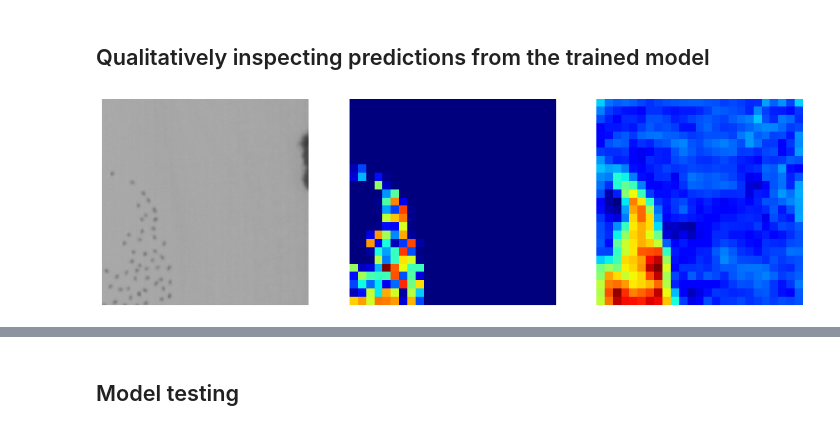
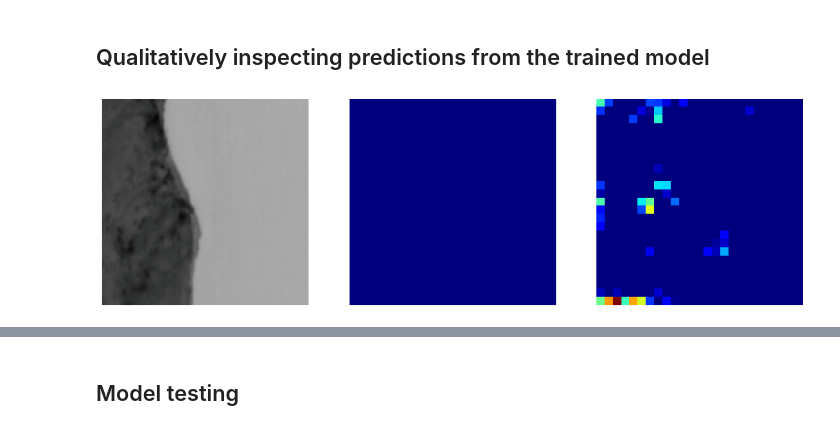
Before and after one commit to emiliolr/counting-cranes, a Jupyter notebook: density_estimation/ASPDNet_experiments.ipynb, the cells around one changed output, grey strips where cells are left out. Drawn from its saved outputs; the diff is of its cells as text; code cells hidden in the pictures.

```diff
--- a/density_estimation/ASPDNet_experiments.ipynb
+++ b/density_estimation/ASPDNet_experiments.ipynb
@@ -175,7 +155,7 @@ model.load_state_dict(torch.load(os.path.join(MODEL_SAVE_FP, 'ASPDNet', save_nam
 pl_model = ASPDNetLightning(model = model, lr = HYPERPARAMETERS['learning_rate'])
 # %%
 #ALTERNATIVE: load the model using a PyTorch Lightning checkpoint
-save_name = 'ASPDNet_sigma=3_6.25.2021.ckpt'
+save_name = 'ASPDNet_no_neg_densities_7.7.2021.ckpt'
 model = ASPDNet()
 pl_model = ASPDNetLightning.load_from_checkpoint(os.path.join(MODEL_SAVE_FP, 'ASPDNet', save_name), model = model, lr = HYPERPARAMETERS['learning_rate'])
 # %%
@@ -193,20 +173,20 @@ invTrans = transforms.Compose([transforms.Normalize(mean = [ 0., 0., 0.],
                                ])
 # %%
 #Inspecting predicted densities against images
-index = 5
+index = 9
 img = invTrans(images[index])
 img = (np.moveaxis(img.numpy(), 0, -1) * 255).astype(np.uint8)
 den = preds[index].detach().squeeze(0)
 gt_den = densities[index]
 
 f, axarr = plt.subplots(1, 3, figsize = (15, 10))
 axarr[0].imshow(img)
 axarr[1].imshow(gt_den, cmap = CM.jet)
 axarr[2].imshow(den, cmap = CM.jet)
 for a in axarr:
     a.axis('off')
 # %% [output]
-[figure, old version]
+[figure, new version]
 # %%
 #Checking counts
 print(f'We predicted {int(den.sum())} birds and there are actually {counts[index]} birds in this image')
```
Also changed, not shown: parts of 7 cells of this notebook, 3 other files.
